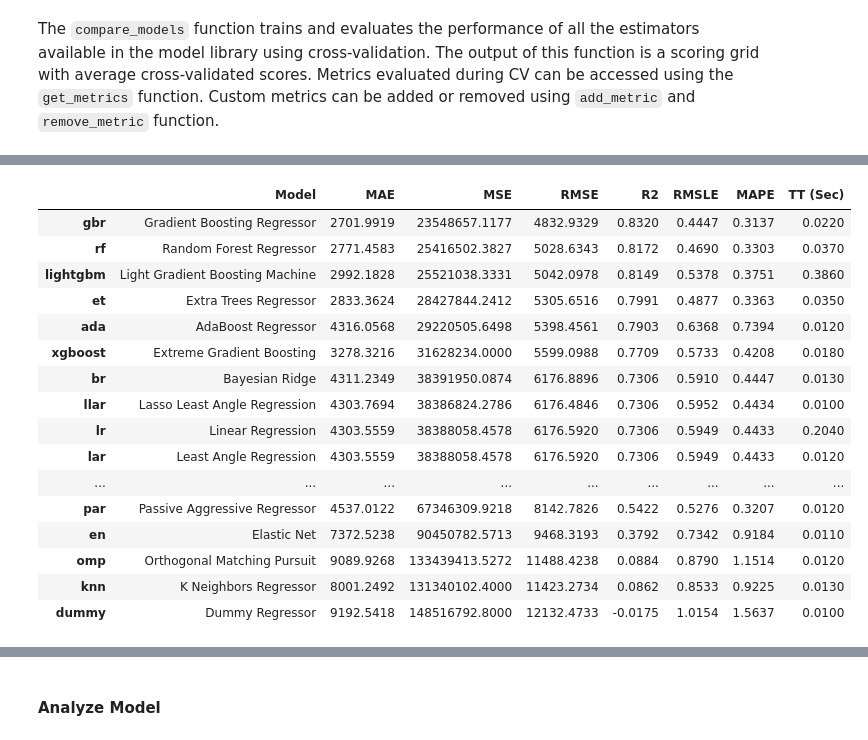
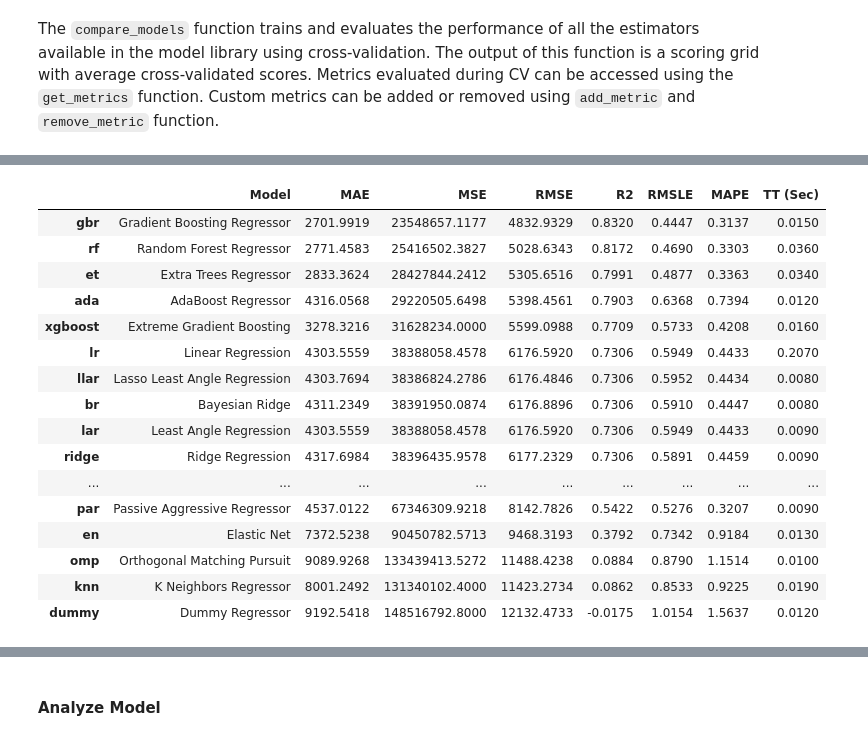
Before and after one commit to mfj4000/ML-For-Beginners, a Jupyter notebook: 4-Web-App/images/4-Workshop-VC.ipynb, the cells around one changed output, grey strips where cells are left out. Cells and saved outputs as stored; diff of their text form; code cells hidden in the pictures.

```diff
--- a/4-Web-App/images/4-Workshop-VC.ipynb
+++ b/4-Web-App/images/4-Workshop-VC.ipynb
@@ -152,27 +134,27 @@ We will discuss several items in this info grip. PyCaret has two set of API's th
 # %% [markdown]
 The `compare_models` function trains and evaluates the performance of all the estimators available in the model library using cross-validation. The output of this function is a scoring grid with average cross-validated scores. Metrics evaluated during CV can be accessed using the `get_metrics` function. Custom metrics can be added or removed using `add_metric` and `remove_metric` function.
 # %%
-# compare baseline models
-best = compare_models()
+# compare baseline models, we exclude lightgbm because it enables GPU on some machines
+best = compare_models(exclude=["lightgbm"])
 # %% [output]
 [interactive output not drawn]
 |  | Model | MAE | MSE | RMSE | R2 | RMSLE | MAPE | TT (Sec) |
-| gbr | Gradient Boosting Regressor | 2701.9919 | 23548657.1177 | 4832.9329 | 0.8320 | 0.4447 | 0.3137 | 0.0220 |
-| rf | Random Forest Regressor | 2771.4583 | 25416502.3827 | 5028.6343 | 0.8172 | 0.4690 | 0.3303 | 0.0370 |
-| lightgbm | Light Gradient Boosting Machine | 2992.1828 | 25521038.3331 | 5042.0978 | 0.8149 | 0.5378 | 0.3751 | 0.3860 |
-| et | Extra Trees Regressor | 2833.3624 | 28427844.2412 | 5305.6516 | 0.7991 | 0.4877 | 0.3363 | 0.0350 |
+| gbr | Gradient Boosting Regressor | 2701.9919 | 23548657.1177 | 4832.9329 | 0.8320 | 0.4447 | 0.3137 | 0.0150 |
+| rf | Random Forest Regressor | 2771.4583 | 25416502.3827 | 5028.6343 | 0.8172 | 0.4690 | 0.3303 | 0.0360 |
+| et | Extra Trees Regressor | 2833.3624 | 28427844.2412 | 5305.6516 | 0.7991 | 0.4877 | 0.3363 | 0.0340 |
 | ada | AdaBoost Regressor | 4316.0568 | 29220505.6498 | 5398.4561 | 0.7903 | 0.6368 | 0.7394 | 0.0120 |
-| xgboost | Extreme Gradient Boosting | 3278.3216 | 31628234.0000 | 5599.0988 | 0.7709 | 0.5733 | 0.4208 | 0.0180 |
-| br | Bayesian Ridge | 4311.2349 | 38391950.0874 | 6176.8896 | 0.7306 | 0.5910 | 0.4447 | 0.0130 |
-| llar | Lasso Least Angle Regression | 4303.7694 | 38386824.2786 | 6176.4846 | 0.7306 | 0.5952 | 0.4434 | 0.0100 |
-| lr | Linear Regression | 4303.5559 | 38388058.4578 | 6176.5920 | 0.7306 | 0.5949 | 0.4433 | 0.2040 |
-| lar | Least Angle Regression | 4303.5559 | 38388058.4578 | 6176.5920 | 0.7306 | 0.5949 | 0.4433 | 0.0120 |
+| xgboost | Extreme Gradient Boosting | 3278.3216 | 31628234.0000 | 5599.0988 | 0.7709 | 0.5733 | 0.4208 | 0.0160 |
+| lr | Linear Regression | 4303.5559 | 38388058.4578 | 6176.5920 | 0.7306 | 0.5949 | 0.4433 | 0.2070 |
+| llar | Lasso Least Angle Regression | 4303.7694 | 38386824.2786 | 6176.4846 | 0.7306 | 0.5952 | 0.4434 | 0.0080 |
+| br | Bayesian Ridge | 4311.2349 | 38391950.0874 | 6176.8896 | 0.7306 | 0.5910 | 0.4447 | 0.0080 |
+| lar | Least Angle Regression | 4303.5559 | 38388058.4578 | 6176.5920 | 0.7306 | 0.5949 | 0.4433 | 0.0090 |
+| ridge | Ridge Regression | 4317.6984 | 38396435.9578 | 6177.2329 | 0.7306 | 0.5891 | 0.4459 | 0.0090 |
 | ... | ... | ... | ... | ... | ... | ... | ... | ... |
-| par | Passive Aggressive Regressor | 4537.0122 | 67346309.9218 | 8142.7826 | 0.5422 | 0.5276 | 0.3207 | 0.0120 |
-| en | Elastic Net | 7372.5238 | 90450782.5713 | 9468.3193 | 0.3792 | 0.7342 | 0.9184 | 0.0110 |
-| omp | Orthogonal Matching Pursuit | 9089.9268 | 133439413.5272 | 11488.4238 | 0.0884 | 0.8790 | 1.1514 | 0.0120 |
-| knn | K Neighbors Regressor | 8001.2492 | 131340102.4000 | 11423.2734 | 0.0862 | 0.8533 | 0.9225 | 0.0130 |
-| dummy | Dummy Regressor | 9192.5418 | 148516792.8000 | 12132.4733 | -0.0175 | 1.0154 | 1.5637 | 0.0100 |
+| par | Passive Aggressive Regressor | 4537.0122 | 67346309.9218 | 8142.7826 | 0.5422 | 0.5276 | 0.3207 | 0.0090 |
+| en | Elastic Net | 7372.5238 | 90450782.5713 | 9468.3193 | 0.3792 | 0.7342 | 0.9184 | 0.0130 |
+| omp | Orthogonal Matching Pursuit | 9089.9268 | 133439413.5272 | 11488.4238 | 0.0884 | 0.8790 | 1.1514 | 0.0100 |
+| knn | K Neighbors Regressor | 8001.2492 | 131340102.4000 | 11423.2734 | 0.0862 | 0.8533 | 0.9225 | 0.0190 |
+| dummy | Dummy Regressor | 9192.5418 | 148516792.8000 | 12132.4733 | -0.0175 | 1.0154 | 1.5637 | 0.0120 |
 [interactive output not drawn]
 # %% [markdown]
 #### Analyze Model
```
Also changed, not shown: parts of 3 cells of this notebook.
